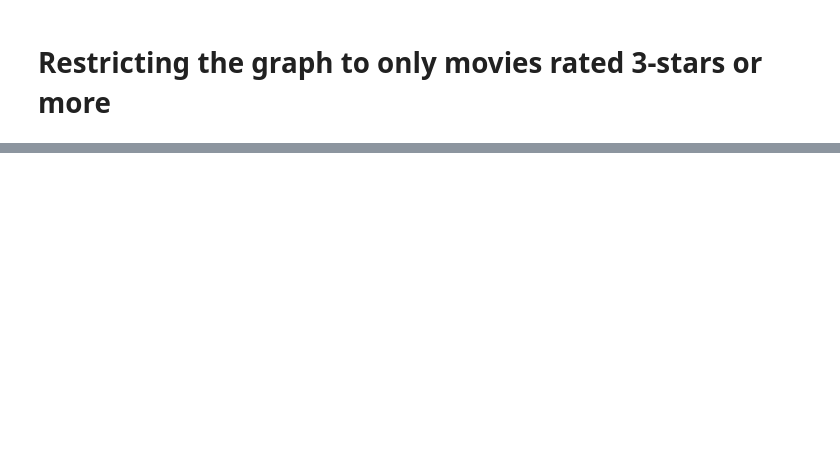
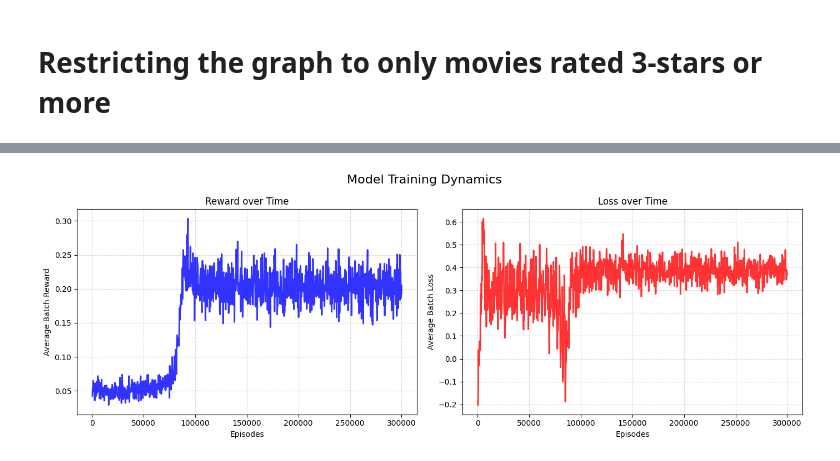
Before and after one commit to jesse231/Recommenderr, a Jupyter notebook: project.ipynb, the cells around one changed output, grey strips where cells are left out. Cells and saved outputs as stored; diff of their text form; code cells hidden in the pictures; blank space fills up the shorter version.

```diff
--- a/project.ipynb
+++ b/project.ipynb
@@ -902,7 +920,8 @@ pruner_3star = ActionPruner(
 
 policy_net_3star = PolicyValueNetwork(
     state_dim=400,
-    action_space_size=400
+    action_space_size=400,
+    dropout_rate=0.2
 )
 
 valid_user_ids = []
@@ -910,7 +929,8 @@ for entity_name, entity_id in entity_to_id.items():
     if str(entity_name).startswith('user_'):
         valid_user_ids.append(entity_id)
 
-rewards_3star, losses_3star = train_pgpr(env_3star, policy_net_3star, pruner_3star, entity_embeddings_3star, relation_embeddings_3star, valid_user_ids)
+rewards_3star, losses_3star = train_pgpr(env_3star, policy_net_3star, pruner_3star, entity_embeddings_3star, relation_embeddings_3star, valid_user_ids,
+                                         300000, 256, 1e-4)
 # %% [output]
 Loaded Entity Embeddings Shape: (16675, 100)
 Loaded Relation Embeddings Shape: (9, 100)
@@ -931,7 +951,29 @@ Episode 300000/300000 | Avg Batch Loss: 0.3213 | Avg Batch Reward: 0.0446
 === Training Complete ===
 # %%
-plt.plot(xs, rewards_3star)
+# Generate the x-axis based on your specific run's episodes and batch size
+x = get_x_axis(EVAL_EPISODES, 256)
+
+# --- Plotting the Results ---
+# Create a figure with 1 row and 2 columns
+fig, (ax1, ax2) = plt.subplots(1, 2, figsize=(14, 5))
+fig.suptitle('Model Training Dynamics', fontsize=16)
+
+# Plot Rewards
+ax1.plot(x, rewards_3star, color='blue', alpha=0.8, linewidth=2)
+ax1.set_title('Reward over Time')
+ax1.set_ylabel('Average Batch Reward')
+ax1.set_xlabel('Episodes')
+ax1.grid(True, linestyle='--', alpha=0.5) # Added a grid for readability
+
+# Plot Losses
+ax2.plot(x, losses_3star, color='red', alpha=0.8, linewidth=2)
+ax2.set_title('Loss over Time')
+ax2.set_ylabel('Average Batch Loss')
+ax2.set_xlabel('Episodes')
+ax2.grid(True, linestyle='--', alpha=0.5)
+
+# Adjust layout so titles and labels don't overlap
+plt.tight_layout()
 plt.show()
-
-plt.plot(xs, losses_3star)
-plt.show()
+# %% [output]
+[figure, added]
```
Also changed, not shown: parts of 9 cells of this notebook.
